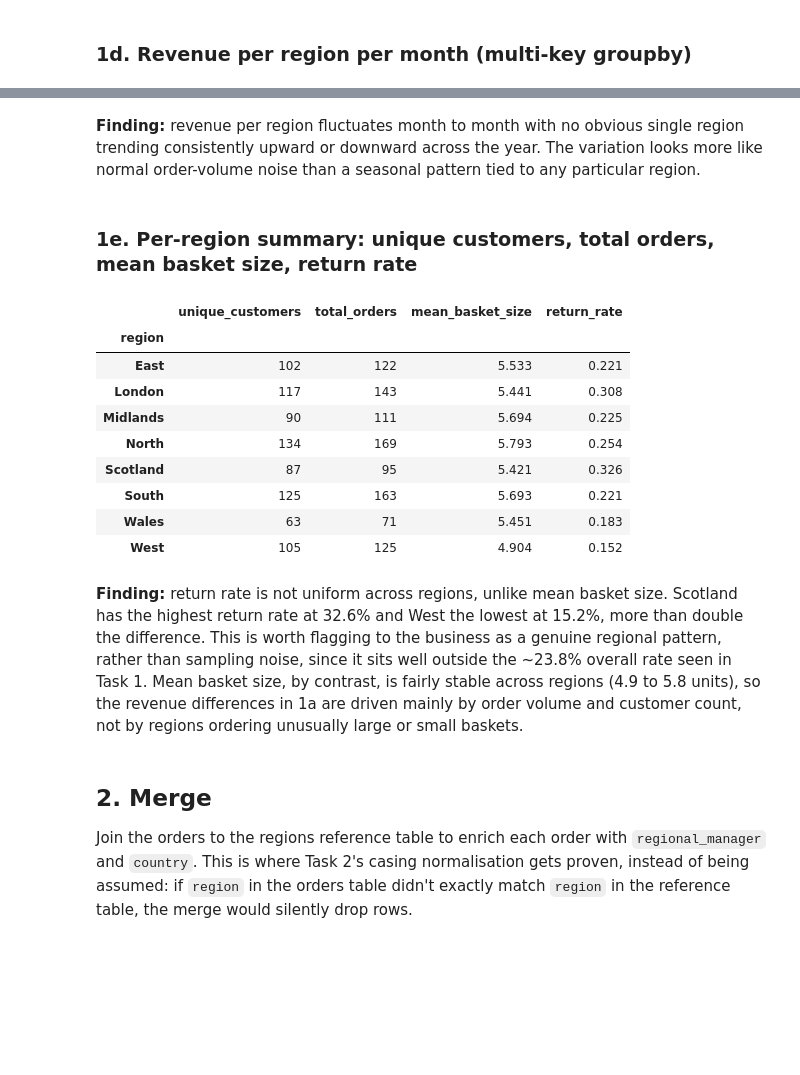
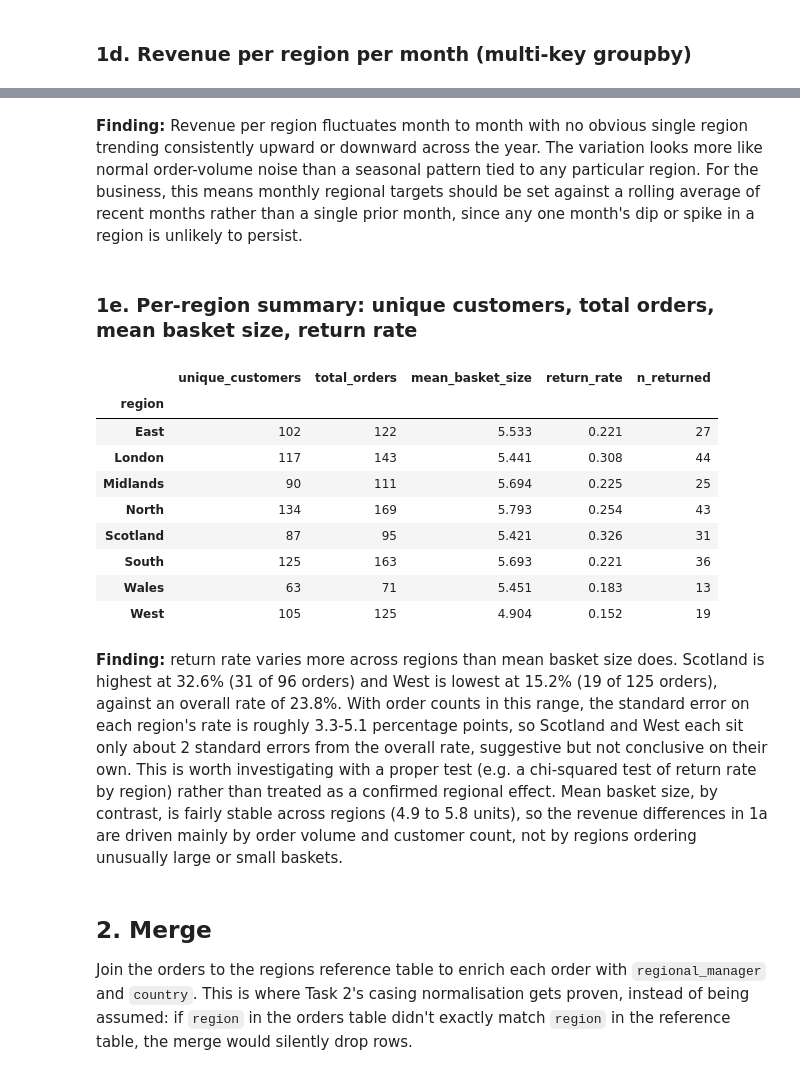
Before and after one commit to victorynnamani/datatrove-placement, a Jupyter notebook: tasks/phase2/03_pandas_analysis.ipynb, the cells around one changed output, grey strips where cells are left out. Cells and saved outputs as stored; diff of their text form; code cells hidden in the pictures; blank space fills up the shorter version.

Commit message:
Phase 2:Task 3

```diff
--- a/tasks/phase2/03_pandas_analysis.ipynb
+++ b/tasks/phase2/03_pandas_analysis.ipynb
@@ -174,43 +174,53 @@ revenue_region_month.unstack("order_month")
 | Wales | 1329.82 | 2251.35 | 2400.25 | 2699.63 | 1303.17 | 1970.08 | 1833.07 | 2632.07 | 5169.13 | 3204.36 | 1657.81 | ... |
 | West | 1501.39 | 9987.52 | 2281.85 | 4095.07 | 2444.81 | 4501.86 | 3335.00 | 7409.13 | 3934.45 | 4835.04 | 5513.24 | ... |
 # %% [markdown]
-**Finding:** revenue per region fluctuates month to month with no obvious
+**Finding:** Revenue per region fluctuates month to month with no obvious
 single region trending consistently upward or downward across the year. The
 variation looks more like normal order-volume noise than a seasonal pattern
-tied to any particular region.
+tied to any particular region. For the business, this means monthly
+regional targets should be set against a rolling average of recent months
+rather than a single prior month, since any one month's dip or spike in a
+region is unlikely to persist.
 # %% [markdown]
 ### 1e. Per-region summary: unique customers, total orders, mean basket size, return rate
 # %%
-# A single .agg() call with named aggregations, computing four different
-# summary statistics per region in one pass rather than four separate groupbys.
+# A single .agg() call with named aggregations, computing summary
+# statistics per region in one pass rather than several separate groupbys.
+# n_returned is included alongside return_rate so a reader can see how much
+# data each rate rests on before treating a high/low rate as meaningful.
 region_summary = df.groupby("region").agg(
     unique_customers=("customer_id", "nunique"),
     total_orders=("order_id", "count"),
     mean_basket_size=("quantity", "mean"),
     return_rate=("returned", lambda s: (s == "Y").mean()),
+    n_returned=("returned", lambda s: (s == "Y").sum()),
 ).round(3)
 
 region_summary
 # %% [output]
-|  | unique_customers | total_orders | mean_basket_size | return_rate |
-| region |  |  |  |  |
-| East | 102 | 122 | 5.533 | 0.221 |
-| London | 117 | 143 | 5.441 | 0.308 |
-| Midlands | 90 | 111 | 5.694 | 0.225 |
-| North | 134 | 169 | 5.793 | 0.254 |
-| Scotland | 87 | 95 | 5.421 | 0.326 |
-| South | 125 | 163 | 5.693 | 0.221 |
-| Wales | 63 | 71 | 5.451 | 0.183 |
-| West | 105 | 125 | 4.904 | 0.152 |
+|  | unique_customers | total_orders | mean_basket_size | return_rate | n_returned |
+| region |  |  |  |  |  |
+| East | 102 | 122 | 5.533 | 0.221 | 27 |
+| London | 117 | 143 | 5.441 | 0.308 | 44 |
+| Midlands | 90 | 111 | 5.694 | 0.225 | 25 |
+| North | 134 | 169 | 5.793 | 0.254 | 43 |
+| Scotland | 87 | 95 | 5.421 | 0.326 | 31 |
+| South | 125 | 163 | 5.693 | 0.221 | 36 |
+| Wales | 63 | 71 | 5.451 | 0.183 | 13 |
+| West | 105 | 125 | 4.904 | 0.152 | 19 |
 # %% [markdown]
-**Finding:** return rate is not uniform across regions, unlike mean basket
-size. Scotland has the highest return rate at 32.6% and West the lowest at
-15.2%, more than double the difference. This is worth flagging to the
-business as a genuine regional pattern, rather than sampling noise, since it sits
-well outside the ~23.8% overall rate seen in Task 1. Mean basket size, by
-contrast, is fairly stable across regions (4.9 to 5.8 units), so the revenue
-differences in 1a are driven mainly by order volume and customer count, not
-by regions ordering unusually large or small baskets.
+**Finding:** return rate varies more across regions than mean basket size
+does. Scotland is highest at 32.6% (31 of 96 orders) and West is lowest at
+15.2% (19 of 125 orders), against an overall rate of 23.8%. With order counts
+in this range, the standard error on each region's rate is roughly 3.3-5.1
+percentage points, so Scotland and West each sit only about 2 standard
+errors from the overall rate, suggestive but not conclusive on their own.
+This is worth investigating with a proper test (e.g. a chi-squared test of
+return rate by region) rather than treated as a confirmed regional effect.
+Mean basket size, by contrast, is fairly stable across regions (4.9 to 5.8
+units), so the revenue differences in 1a are driven mainly by order volume
+and customer count, not by regions ordering unusually large or small
+baskets.
 # %% [markdown]
 ## 2. Merge
 
```
